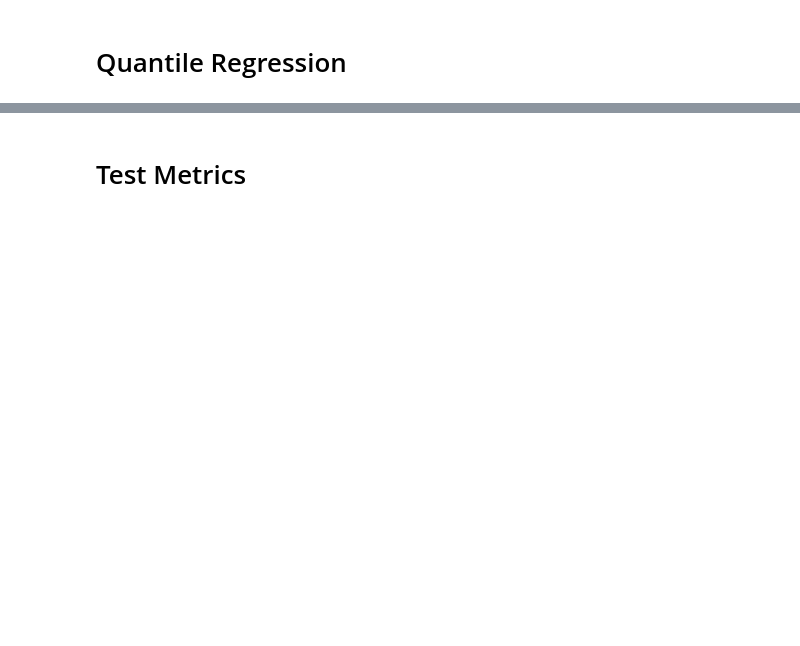
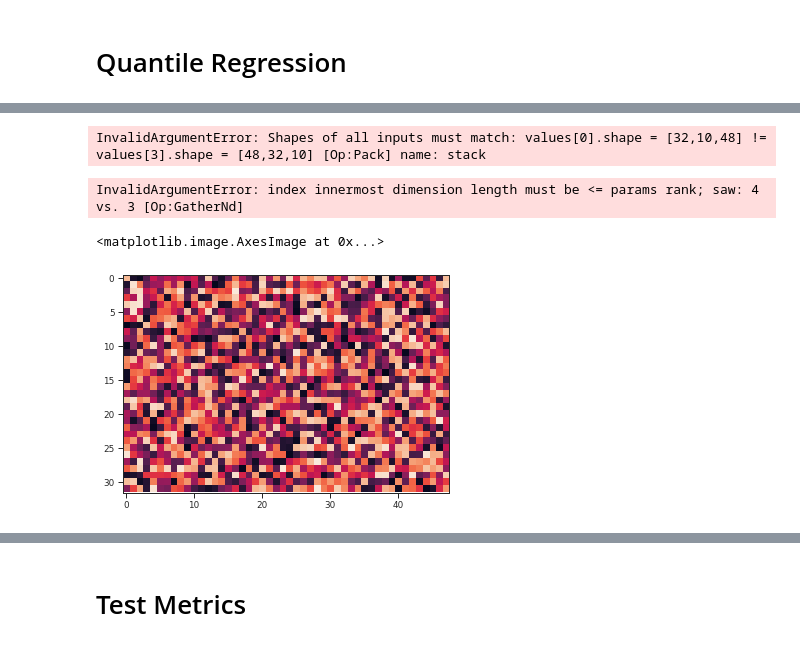
Before and after one commit to MArpogaus/Bernstein-Experiments, a Jupyter notebook: ipynb/MultivariateDitributions.ipynb, the cells around one changed output, grey strips where cells are left out. Drawn from its saved outputs; the diff is of its cells as text; code cells hidden in the pictures; blank space fills up the shorter version.

```diff
--- a/ipynb/MultivariateDitributions.ipynb
+++ b/ipynb/MultivariateDitributions.ipynb
@@ -350,0 +714,34 @@ ax[2].legend()
+# %%
+quantiles = qdw.quantiles
+# Use argmax to get the closest value
+indices = tf.cast(tf.argmin(tf.abs(quantiles - x), axis=-1), tf.int32)
+
+# Use meshgrid and stack to generate coordinates for dimensions except the quantile
+# then add the indices to the end.
+mesh = tf.meshgrid(*[tf.range(0,m) for m in indices.shape])
+coords = tf.stack(mesh + [ tf.transpose(indices) ], axis=-1)
+print(indices.shape , coords.shape)
+
+# Select the closest value to calculate dy
+dx = [[0] * indices.ndim + [1]]
+dy = tf.gather_nd(quantiles, coords + dx) - tf.gather_nd(quantiles, coords)
+
+indices = tf.cast(indices, quantiles.dtype)
+dy = tf.transpose(dy)
+
+indices * dy / 100, quantiles.shape
+# %% [output]
+InvalidArgumentError: Shapes of all inputs must match: values[0].shape = [32,10,48] != values[3].shape = [48,32,10] [Op:Pack] name: stack
+# %%
+quantiles = qdw.quantiles
+x=np.linspace(0,1,10, dtype=np.float32)[...,None,None,None]
+# Use argmax to get the closest value
+idx=tf.where(quantiles > x)
+tf.gather_nd(quantiles, idx)
+# %% [output]
+InvalidArgumentError: index innermost dimension length must be <= params rank; saw: 4 vs. 3 [Op:GatherNd]
+# %%
+plt.imshow(quantiles[...,3])
+# %% [output]
+<matplotlib.image.AxesImage at 0x...>
+[figure, added]
```
Also changed, not shown: parts of 21 cells of this notebook, 5 other files.
